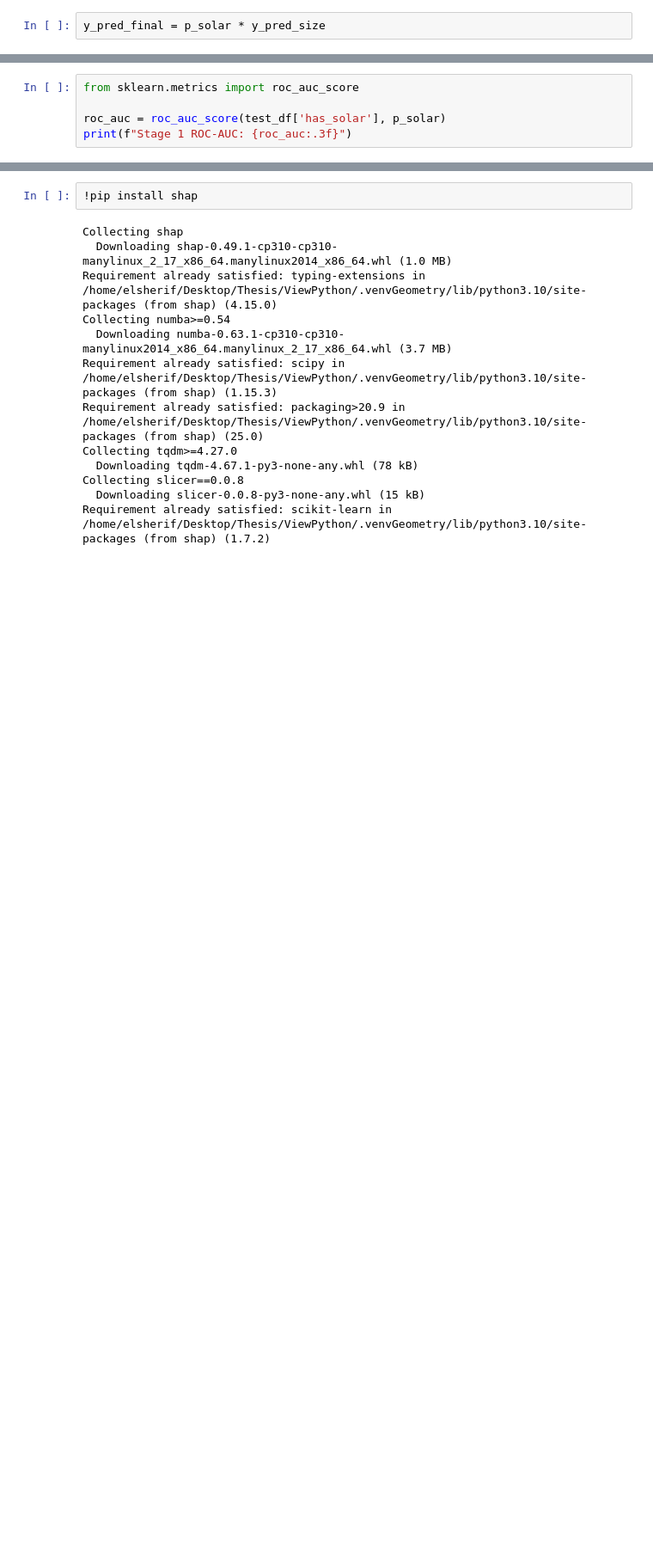
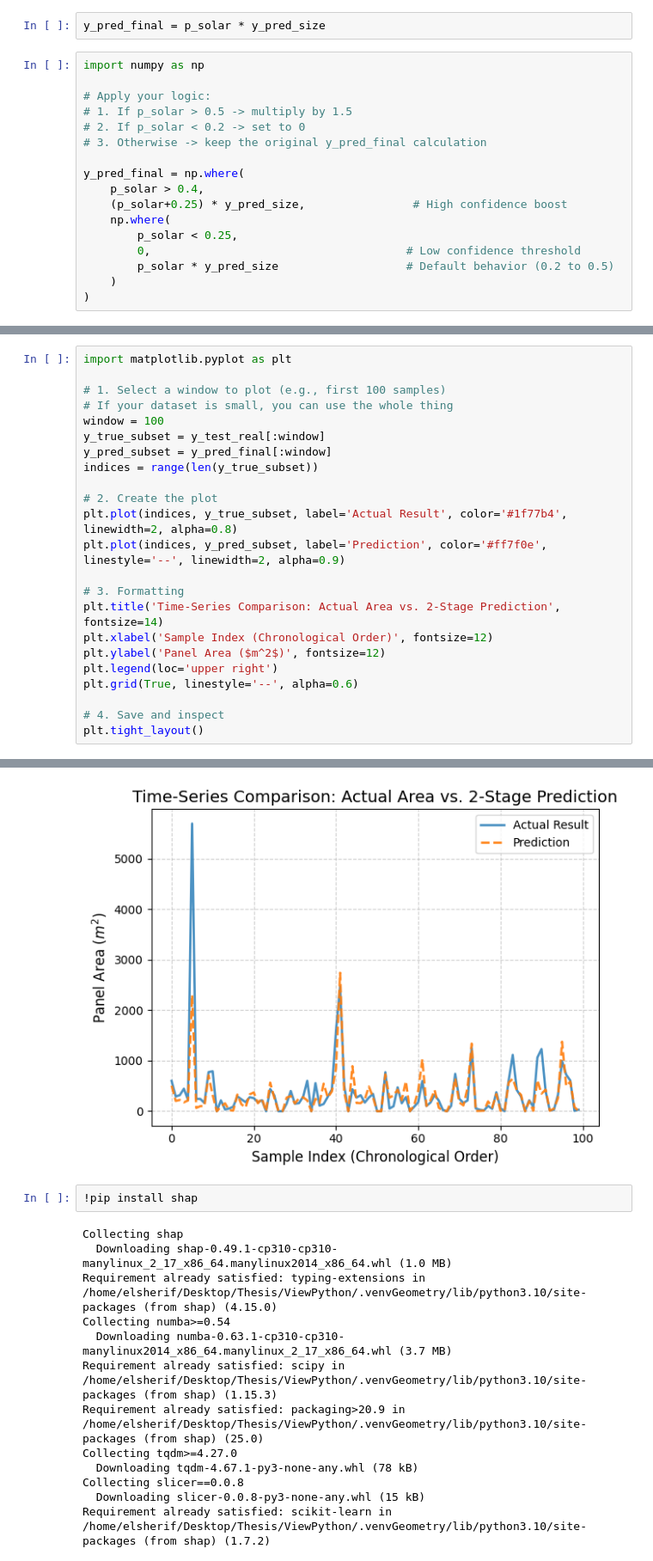
Before and after one commit to AhmedElsherif04/SolarPanelMunich, a Jupyter notebook: Training/2stage.ipynb, the cells around one changed output, grey strips where cells are left out. Shown at 86% size. Cells and saved outputs as stored; diff of their text form; blank space fills up the shorter version.

```diff
--- a/Training/2stage.ipynb
+++ b/Training/2stage.ipynb
@@ -168,2 +176,19 @@ expected square_meters_with_solar_m2, rooftops_without_solar in input data
 # %%
 y_pred_final = p_solar * y_pred_size
+# %%
+import numpy as np
+
+# Apply your logic:
+# 1. If p_solar > 0.5 -> multiply by 1.5
+# 2. If p_solar < 0.2 -> set to 0
+# 3. Otherwise -> keep the original y_pred_final calculation
+
+y_pred_final = np.where(
+    p_solar > 0.4,
+    (p_solar+0.25) * y_pred_size,                # High confidence boost
+    np.where(
+        p_solar < 0.25,
+        0,                                      # Low confidence threshold
+        p_solar * y_pred_size                   # Default behavior (0.2 to 0.5)
+    )
+)
@@ -182,6 +284,24 @@ print(f"2-Stage Model R²: {r2:.3f}, MAE: {mae:.3f}")
 # %%
-from sklearn.metrics import roc_auc_score
+import matplotlib.pyplot as plt
 
-roc_auc = roc_auc_score(test_df['has_solar'], p_solar)
-print(f"Stage 1 ROC-AUC: {roc_auc:.3f}")
+# 1. Select a window to plot (e.g., first 100 samples)
+# If your dataset is small, you can use the whole thing
+window = 100
+y_true_subset = y_test_real[:window]
+y_pred_subset = y_pred_final[:window]
+indices = range(len(y_true_subset))
+
+# 2. Create the plot
+plt.plot(indices, y_true_subset, label='Actual Result', color='#1f77b4', linewidth=2, alpha=0.8)
+plt.plot(indices, y_pred_subset, label='Prediction', color='#ff7f0e', linestyle='--', linewidth=2, alpha=0.9)
+
+# 3. Formatting
+plt.title('Time-Series Comparison: Actual Area vs. 2-Stage Prediction', fontsize=14)
+plt.xlabel('Sample Index (Chronological Order)', fontsize=12)
+plt.ylabel('Panel Area ($m^2$)', fontsize=12)
+plt.legend(loc='upper right')
+plt.grid(True, linestyle='--', alpha=0.6)
+
+# 4. Save and inspect
+plt.tight_layout()
 # %% [output]
@@ -189,3 +308,4 @@ Stage 1 ROC-AUC: 0.999
+[figure, added]
 # %%
 !pip install shap
 # %% [output]
```
Also changed, not shown: parts of 14 cells of this notebook, 38 other files.
